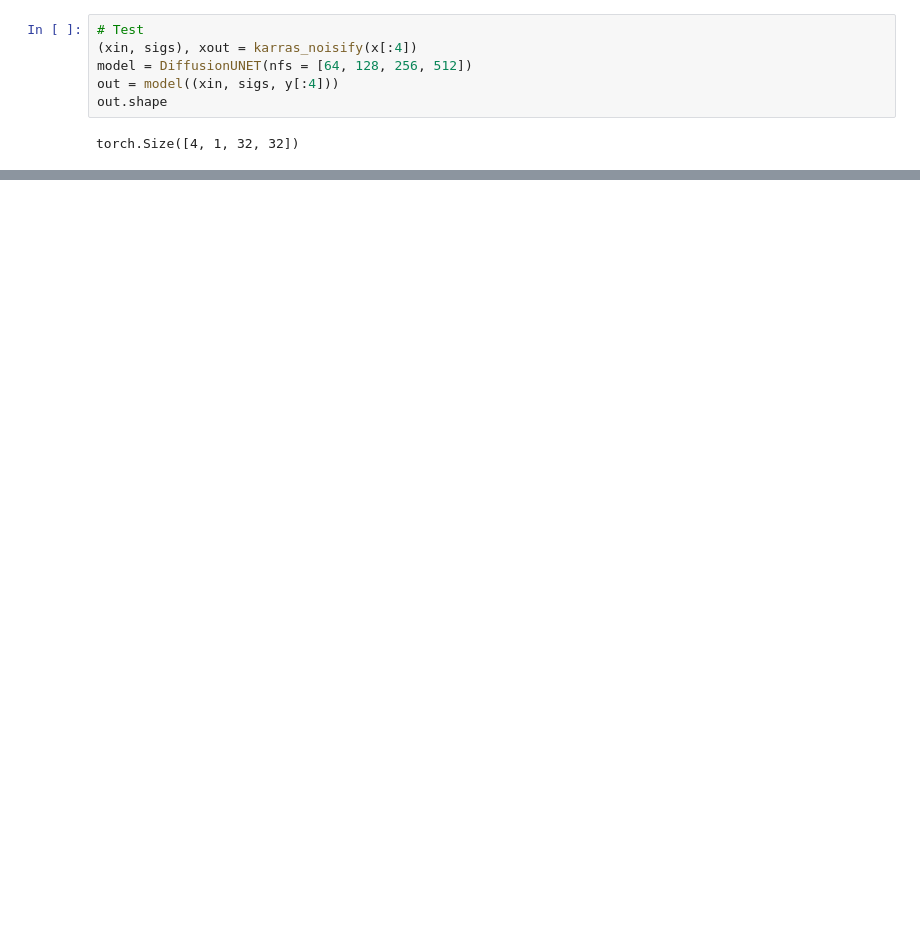
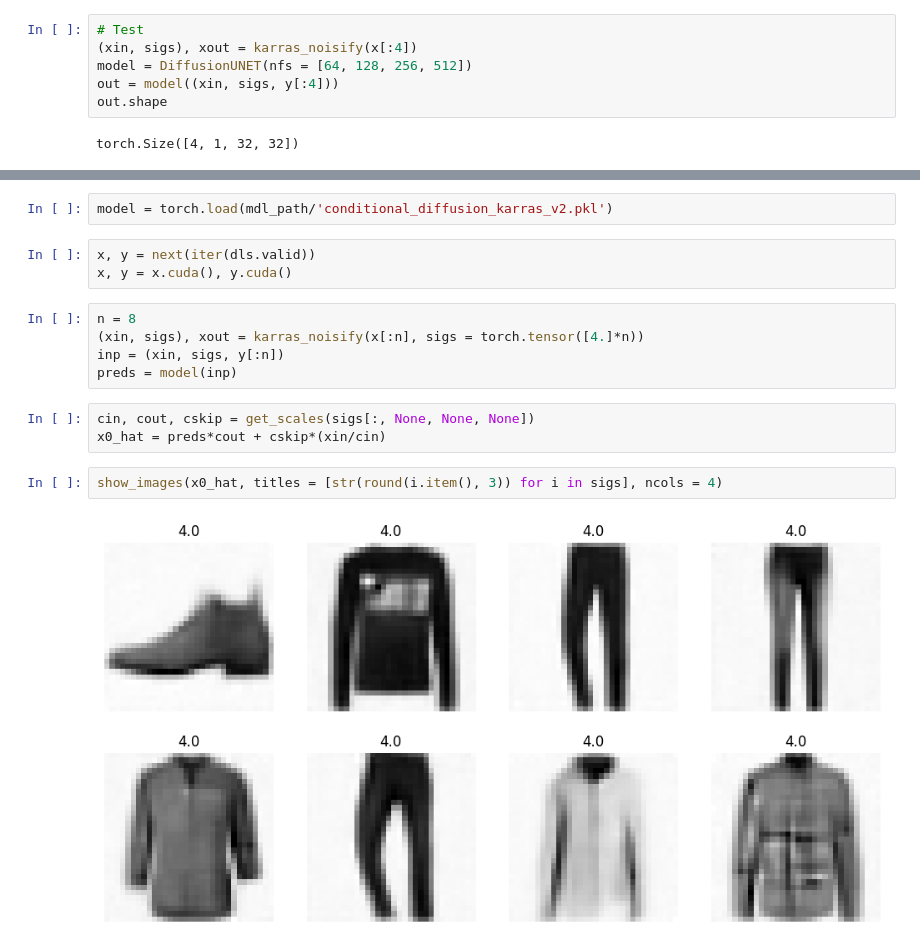
Before and after one commit to pranay8297/DDPM-DDIM-Karras, a Jupyter notebook: karras.ipynb, the cells around one changed output, grey strips where cells are left out. Drawn from its saved outputs; the diff is of its cells as text; blank space fills up the shorter version.

```diff
--- a/karras.ipynb
+++ b/karras.ipynb
@@ -532,0 +515,17 @@ torch.save(learner.model, mdl_path/'conditional_diffusion_karras.pkl')
+# %%
+model = torch.load(mdl_path/'conditional_diffusion_karras_v2.pkl')
+# %%
+x, y = next(iter(dls.valid))
+x, y = x.cuda(), y.cuda()
+# %%
+n = 8
+(xin, sigs), xout = karras_noisify(x[:n], sigs = torch.tensor([4.]*n))
+inp = (xin, sigs, y[:n])
+preds = model(inp)
+# %%
+cin, cout, cskip = get_scales(sigs[:, None, None, None])
+x0_hat = preds*cout + cskip*(xin/cin)
+# %%
+show_images(x0_hat, titles = [str(round(i.item(), 3)) for i in sigs], ncols = 4)
+# %% [output]
+[figure, added]
```
Also changed, not shown: parts of 28 cells of this notebook.
